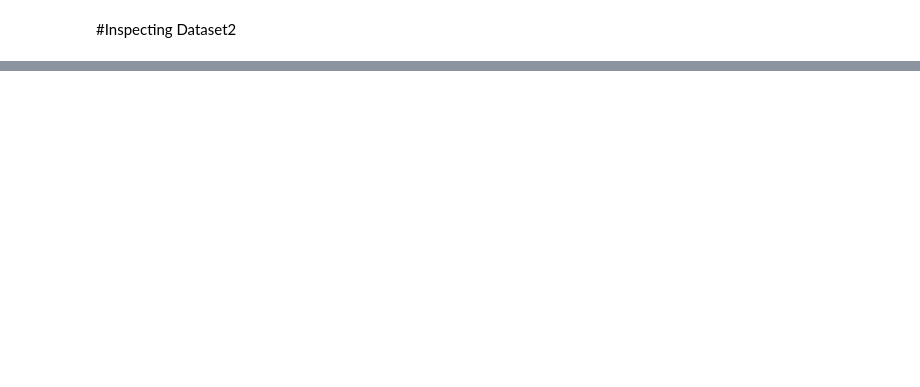
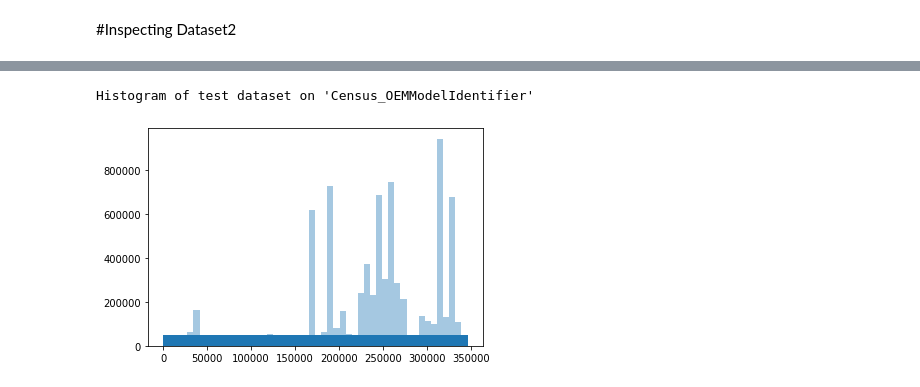
Before and after one commit to syedsauda/CE888, a Jupyter notebook: Assignment1/Assignment1.ipynb, the cells around one changed output, grey strips where cells are left out. Saved outputs shown, nothing was run; the diff lists cells and outputs as text; code cells hidden in the pictures; blank space fills up the shorter version.

```diff
--- a/Assignment1/Assignment1.ipynb
+++ b/Assignment1/Assignment1.ipynb
@@ -105,0 +114,8 @@ print(data2_test)
+# %%
+y_df4 = data2_test[["Census_OEMModelIdentifier"]]
+y = y_df4.values.T[0]
+print("Histogram of test dataset on 'Census_OEMModelIdentifier'")
+sns_plot = sns.distplot(y, kde=False, rug=True)
+# %% [output]
+Histogram of test dataset on 'Census_OEMModelIdentifier'
+[figure, added]
```
Also changed, not shown: parts of 4 cells of this notebook.
